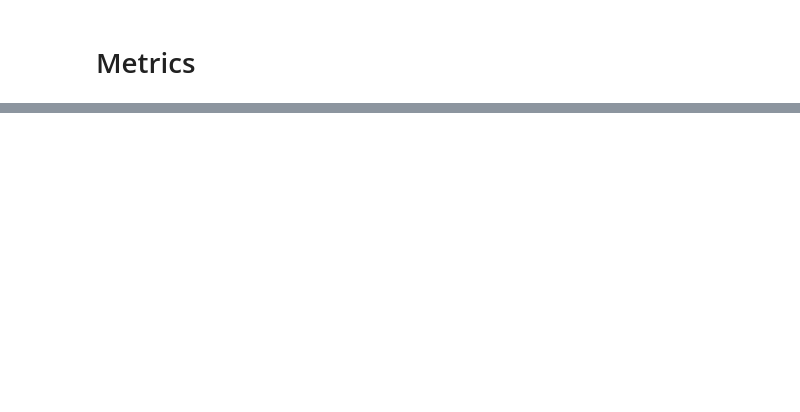
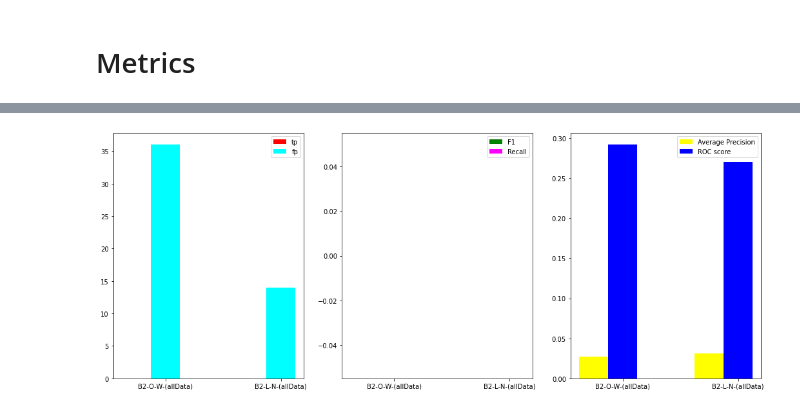
Before and after one commit to caio-mbarbosa/Baselines_Survey, a Jupyter notebook: local_outlier_factor.ipynb, the cells around one changed output, grey strips where cells are left out. Drawn from its saved outputs; the diff is of its cells as text; code cells hidden in the pictures; blank space fills up the shorter version.

```diff
--- a/local_outlier_factor.ipynb
+++ b/local_outlier_factor.ipynb
@@ -719,0 +300,7 @@ Created in <span style='font-weight:600;margin-left:4px;'>Deepnote</span></a>
+# %%
+res1 = ("B2",("OneHot","WithDuplicates","allData"))
+res2 = ("B2",("LabelEncoding","NoDuplicates","allData"))
+
+plotarComparação([res1,res2],'Comparacao-com-e-sem-label-encoding-B2')
+# %% [output]
+[figure, added]
```
Also changed, not shown: parts of 95 cells of this notebook.
